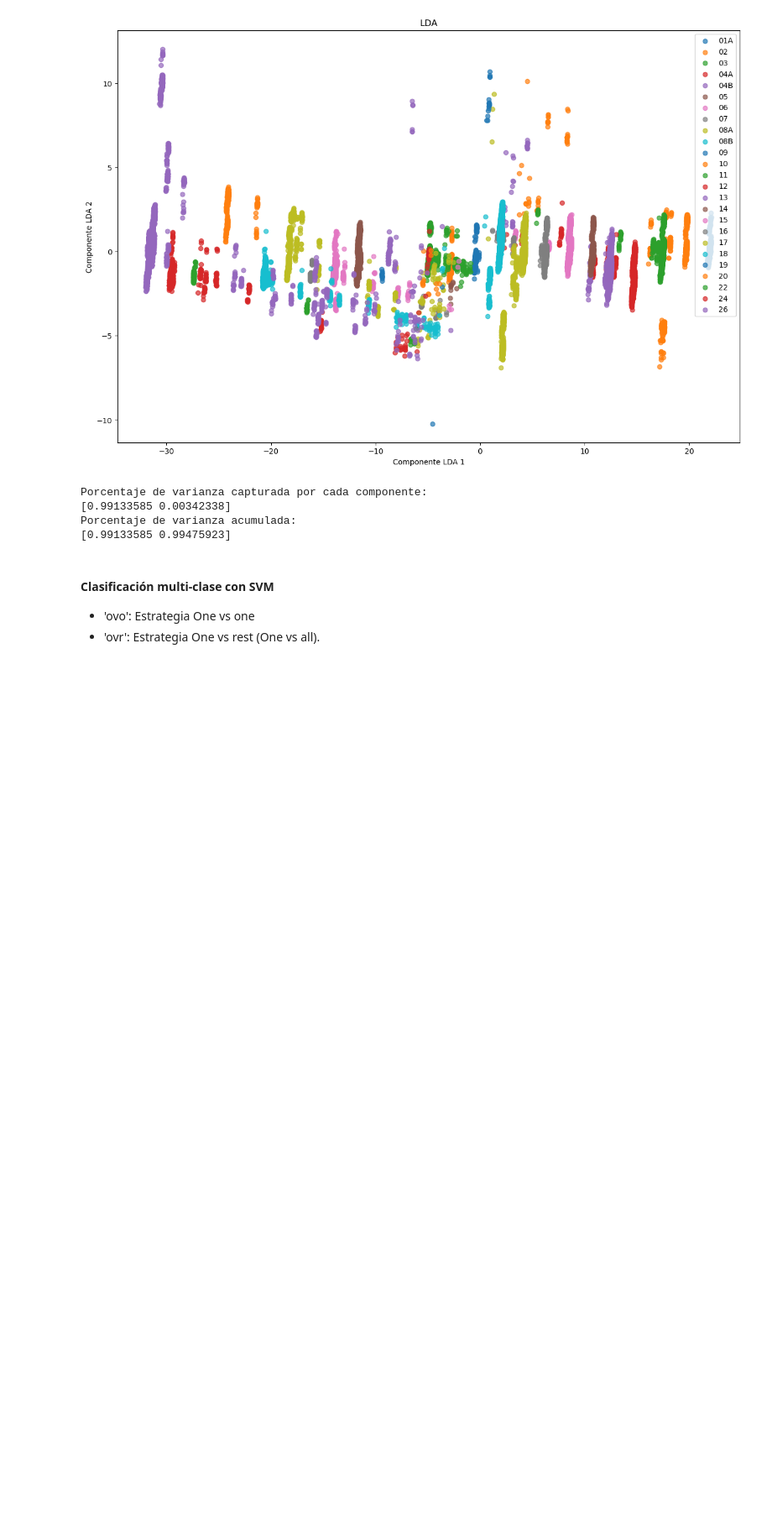
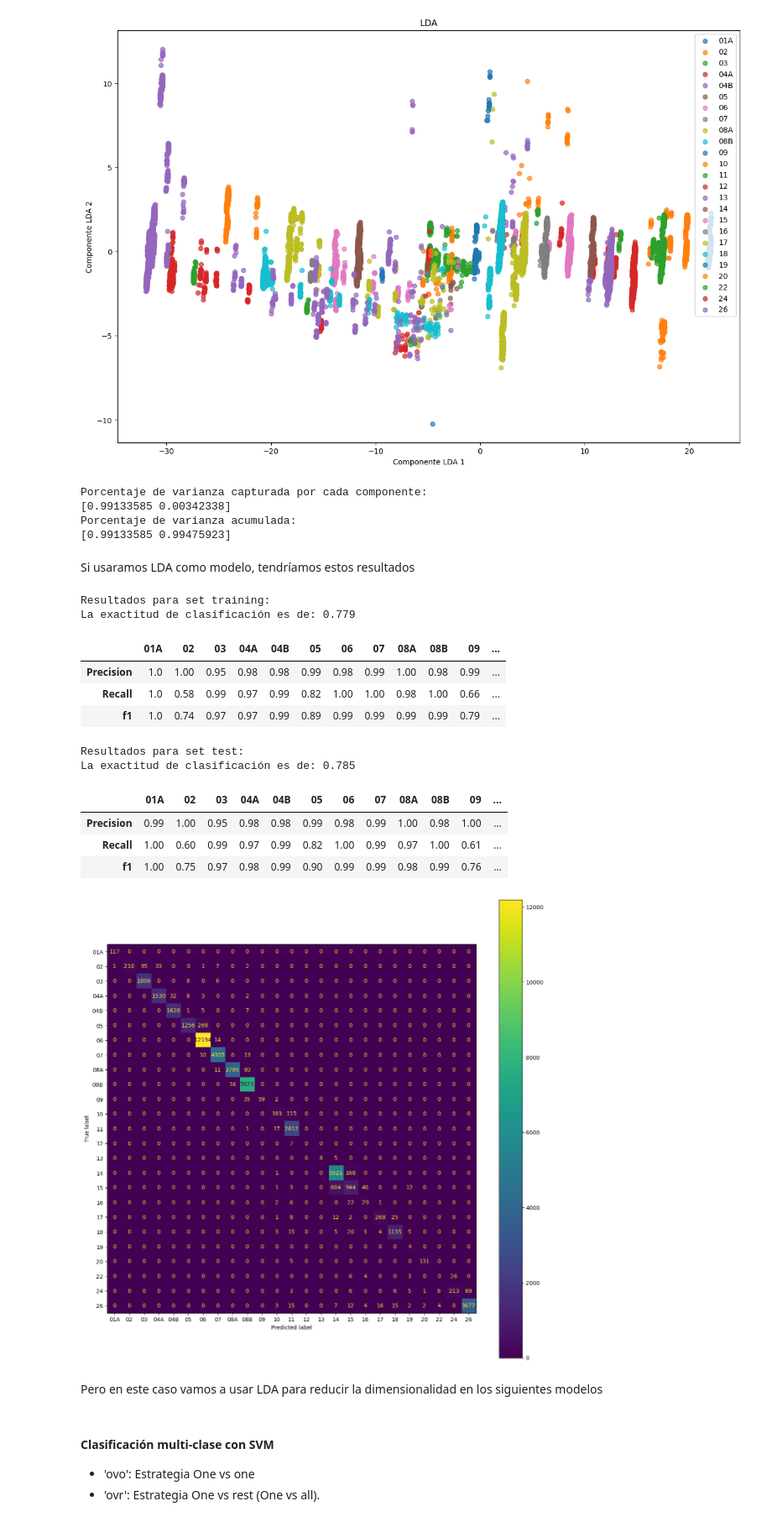
Before and after one commit to gjmv/CEIA_2025_B2_AMq_TP, a Jupyter notebook: TP.ipynb, the cells around one changed output. Shown at 84% size. Cells and saved outputs as stored; diff of their text form; code cells hidden in the pictures; blank space fills up the shorter version.

```diff
--- a/TP.ipynb
+++ b/TP.ipynb
@@ -651,6 +674,29 @@ Porcentaje de varianza capturada por cada componente:
 [0.99133585 0.00342338]
 Porcentaje de varianza acumulada:
 [0.99133585 0.99475923]
+# %% [markdown]
+Si usaramos LDA como modelo, tendríamos estos resultados
+# %%
+print("Resultados para set training:")
+metrics(lda, X_train_preproc, y_train)
+print("Resultados para set test:")
+metrics(lda, X_test_preproc, y_test, True)
+# %% [output]
+Resultados para set training:
+La exactitud de clasificación es de: 0.779
+|  | 01A | 02 | 03 | 04A | 04B | 05 | 06 | 07 | 08A | 08B | 09 | ... |
+| Precision | 1.0 | 1.00 | 0.95 | 0.98 | 0.98 | 0.99 | 0.98 | 0.99 | 1.00 | 0.98 | 0.99 | ... |
+| Recall | 1.0 | 0.58 | 0.99 | 0.97 | 0.99 | 0.82 | 1.00 | 1.00 | 0.98 | 1.00 | 0.66 | ... |
+| f1 | 1.0 | 0.74 | 0.97 | 0.97 | 0.99 | 0.89 | 0.99 | 0.99 | 0.99 | 0.99 | 0.79 | ... |
+Resultados para set test:
+La exactitud de clasificación es de: 0.785
+|  | 01A | 02 | 03 | 04A | 04B | 05 | 06 | 07 | 08A | 08B | 09 | ... |
+| Precision | 0.99 | 1.00 | 0.95 | 0.98 | 0.98 | 0.99 | 0.98 | 0.99 | 1.00 | 0.98 | 1.00 | ... |
+| Recall | 1.00 | 0.60 | 0.99 | 0.97 | 0.99 | 0.82 | 1.00 | 0.99 | 0.97 | 1.00 | 0.61 | ... |
+| f1 | 1.00 | 0.75 | 0.97 | 0.98 | 0.99 | 0.90 | 0.99 | 0.99 | 0.98 | 0.99 | 0.76 | ... |
+[figure, added]
+# %% [markdown]
+Pero en este caso vamos a usar LDA para reducir la dimensionalidad en los siguientes modelos
 # %% [markdown]
 #### Clasificación multi-clase con SVM
 
```
Also changed, not shown: parts of 11 cells of this notebook, 1 other file.
